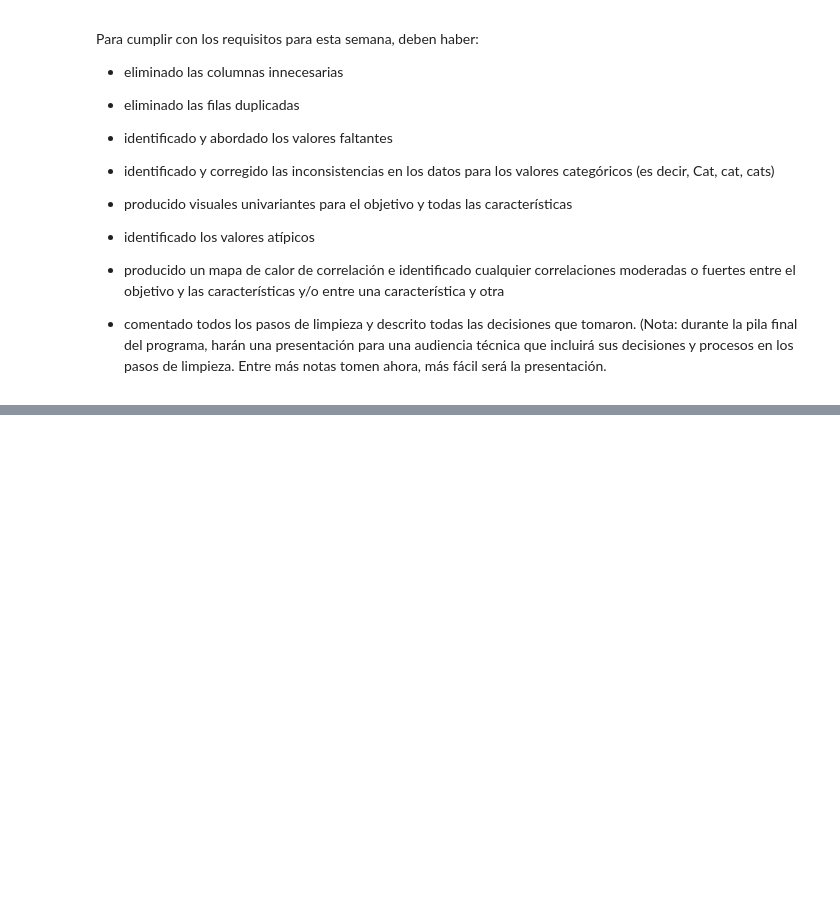
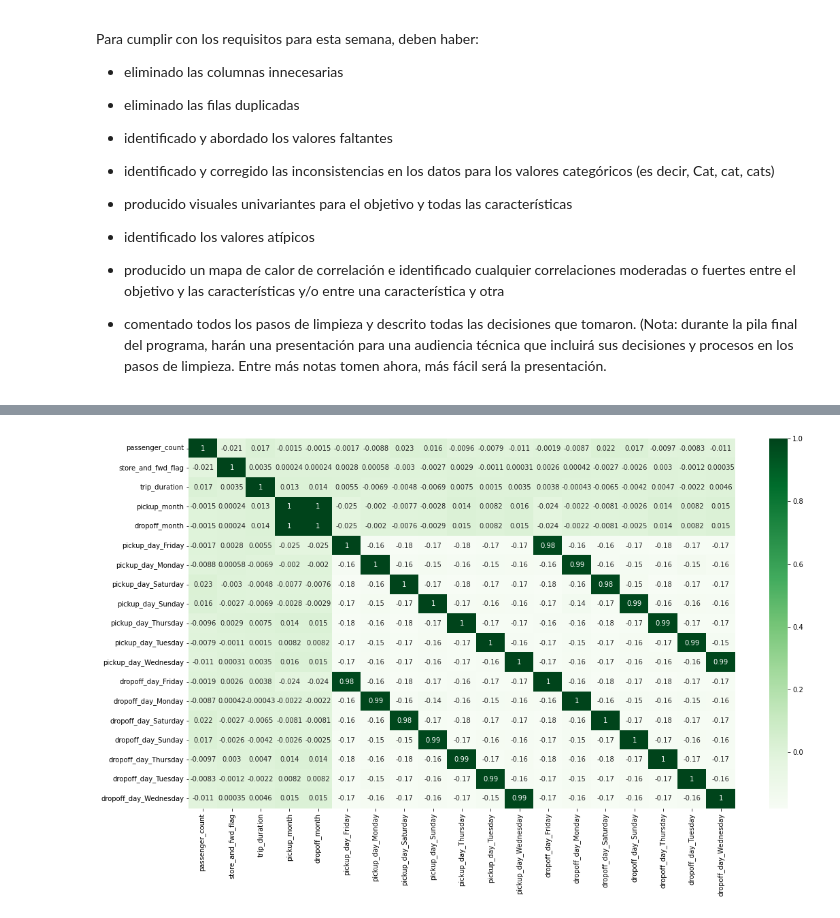
Before and after one commit to jcardonamde/datasets_ml, a Jupyter notebook: 03_datasets_ml.ipynb, the cells around one changed output, grey strips where cells are left out. Cells and saved outputs as stored; diff of their text form; code cells hidden in the pictures; blank space fills up the shorter version.

```diff
--- a/03_datasets_ml.ipynb
+++ b/03_datasets_ml.ipynb
@@ -291,0 +491,10 @@ Para cumplir con los requisitos para esta semana, deben haber:
+# %%
+# Conversión de las variables fecha-hora al formato datatime
+df['pickup_datetime'] = pd.to_datetime(df['pickup_datetime'])
+df['dropoff_datetime'] = pd.to_datetime(df['dropoff_datetime'])
+# %%
+# Crear características de fecha
+df['pickup_day'] = df['pickup_datetime'].dt.day_name()
+df['dropoff_day'] = df['dropoff_datetime'].dt.day_name()
+df['pickup_month'] = df['pickup_datetime'].dt.month
+df['dropoff_month'] = df['dropoff_datetime'].dt.month
@@ -291,0 +521,4 @@ Para cumplir con los requisitos para esta semana, deben haber:
+# %%
+# Dejo de lado las variables que he definido que podrían no ser útiles para predecir la duración del viaje
+df = df.drop(['id', 'vendor_id', 'pickup_datetime', 'dropoff_datetime', 'pickup_longitude', 'pickup_latitude',
+              'dropoff_longitude', 'dropoff_latitude'], axis=1)
@@ -291,0 +537,3 @@ Para cumplir con los requisitos para esta semana, deben haber:
+# %%
+# Convertimos las variables categóricas en variables numéricas
+df = pd.get_dummies(df)
@@ -291,0 +601,12 @@ Para cumplir con los requisitos para esta semana, deben haber:
+# %%
+# Se importan las librerias requeridas
+import matplotlib.pyplot as plt
+import seaborn as sns
+
+# Se genera gráfico de tipo correlacional
+plt.figure(figsize=(18,10))
+corr = df.corr()
+sns.heatmap(corr, cmap = 'Greens', annot = True)
+plt.show()
+# %% [output]
+[figure, added]
```
Also changed, not shown: parts of 40 cells of this notebook.
